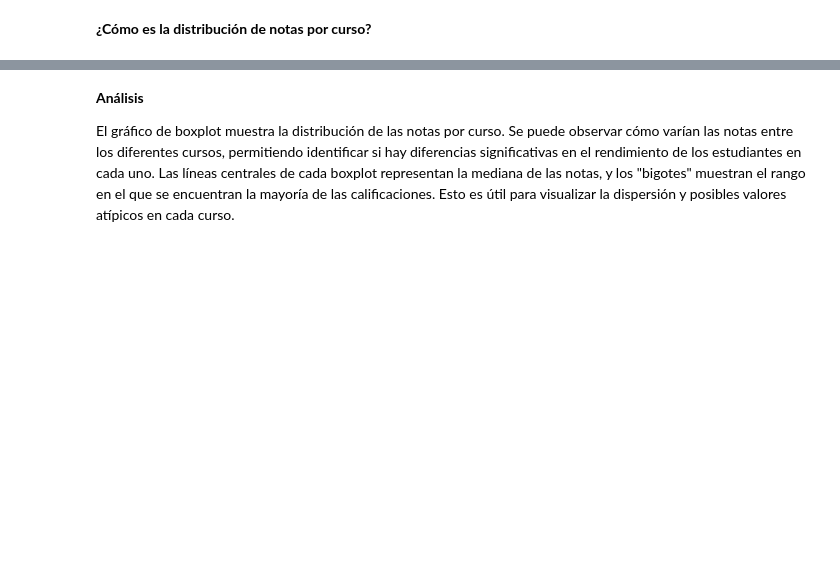
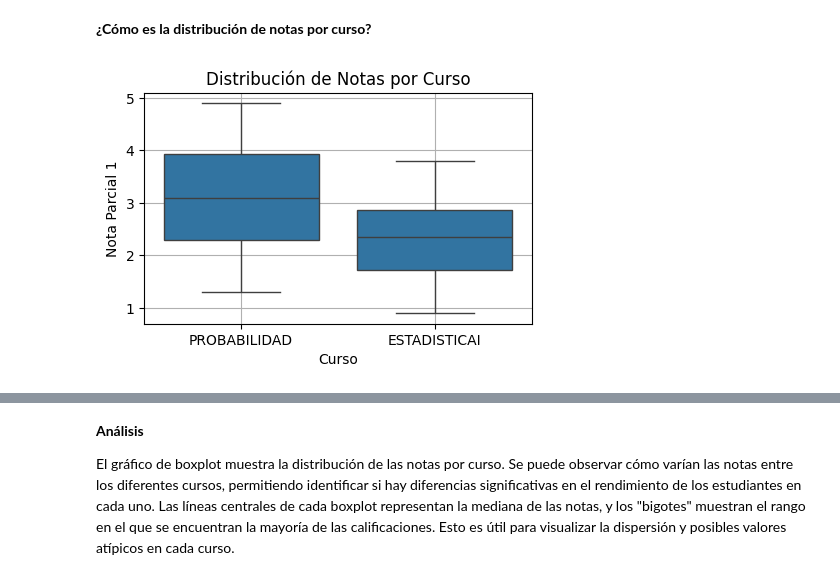
Before and after one commit to JSEFERINO/Maestros_Bolivar, a Jupyter notebook: Ejemplo_proyecto_final_curso.ipynb, the cells around one changed output, grey strips where cells are left out. Cells and saved outputs as stored; diff of their text form; code cells hidden in the pictures; blank space fills up the shorter version.

```diff
--- a/Ejemplo_proyecto_final_curso.ipynb
+++ b/Ejemplo_proyecto_final_curso.ipynb
@@ -321,11 +491,13 @@ Aquí realiza el analisis
 # %% [markdown]
 **¿Cómo es la distribución de notas por curso?**
 # %%
-# Gráfico de boxplot para ver la distribución de las notas por curso
+# @title **Gráfico de boxplot para ver la distribución de las notas por curso**
 plt.figure(figsize=(5, 3))
 sns.boxplot(x='CURSO', y='DEFINITIVA', data=df)
 plt.title('Distribución de Notas por Curso')
 plt.xlabel('Curso')
-plt.ylabel('Nota Definitiva')
+plt.ylabel('Nota Parcial 1')
 plt.grid(True)
 plt.show()
+# %% [output]
+[figure, added]
```
Also changed, not shown: parts of 33 cells of this notebook.
